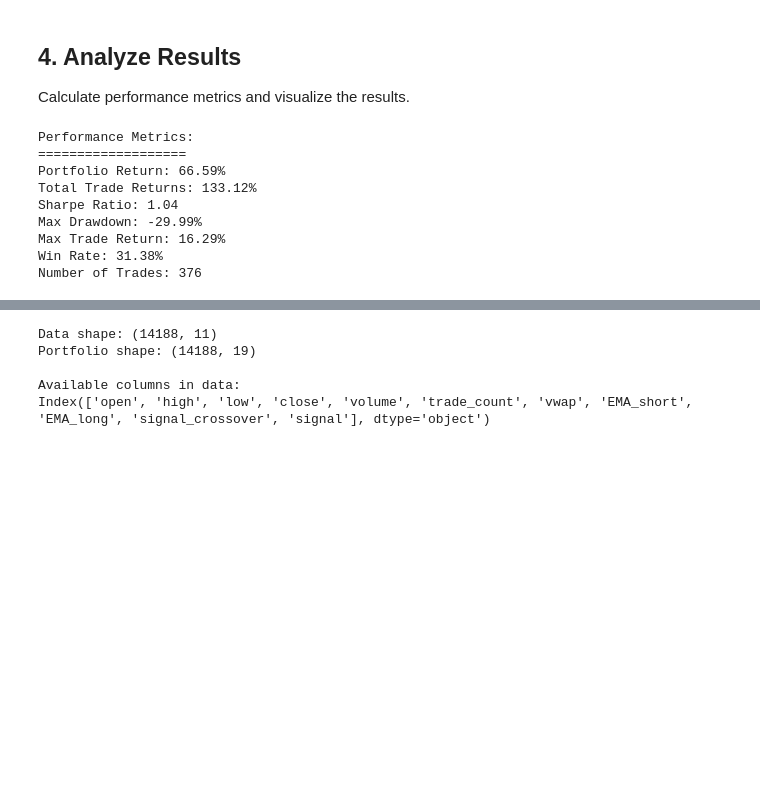
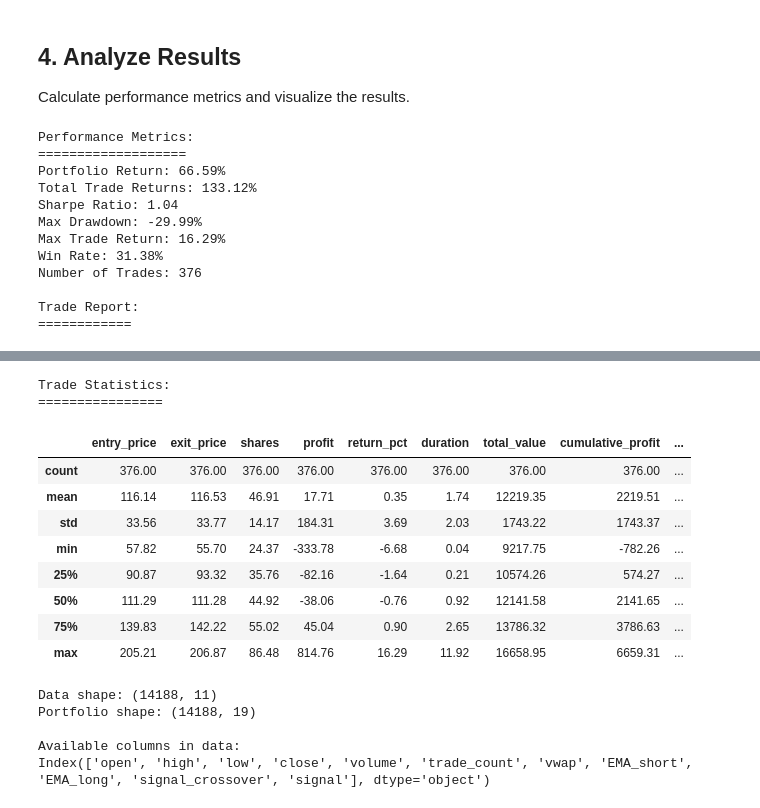
Before and after one commit to Yush89/ema_backtest, a Jupyter notebook: ema_backtest.ipynb, the cells around one changed output, grey strips where cells are left out. Drawn from its saved outputs; the diff is of its cells as text; code cells hidden in the pictures; blank space fills up the shorter version.

Commit message:
Fix trade report

```diff
--- a/ema_backtest.ipynb
+++ b/ema_backtest.ipynb
@@ -35,6 +35,7 @@ from src.performance_analyzer import PerformanceAnalyzer
 pd.set_option('display.max_rows', 100)
 pd.set_option('display.max_columns', 20)
 pd.set_option('display.width', 1000)
+pd.set_option('display.float_format', lambda x: '%.2f' % x)  # Format all floats to 2 decimal places
 
 # Load environment variables
 load_dotenv()
@@ -162,20 +163,25 @@ analyzer = PerformanceAnalyzer(portfolio, trades, data)
 # Calculate metrics
 metrics = analyzer.analyze_trades()
 
-# Print results#
+# Print results
 print("\nPerformance Metrics:")
 print("===================")
 for metric, value in metrics.items():
     if isinstance(value, float):
-        print(f"{metric}: {value:.2%}")
+        print(f"{metric}: {value:.2f}%")
     else:
         print(f"{metric}: {value}")
 
 # Generate and display trade report
-#trade_report = analyzer.generate_trade_report()
-#print("\nTrade Statistics:")
-#print("================")
-#display(trade_report.describe())
+trade_report = analyzer.generate_trade_report()
+print("\nTrade Report:")
+print("============")
+display(trade_report.head().round(2))  # Ensure display shows rounded numbers
+
+print("\nTrade Statistics:")
+print("================")
+stats = trade_report.describe()
+display(stats.round(2))  # Round statistics as well
 # %% [output]
 Performance Metrics:
 ===================
@@ -186,3 +192,6 @@ Max Drawdown: -29.99%
 Max Trade Return: 16.29%
 Win Rate: 31.38%
 Number of Trades: 376
+
+Trade Report:
+============
@@ -189,3 +205,14 @@ Number of Trades: 376
+Trade Statistics:
+================
+|  | entry_price | exit_price | shares | profit | return_pct | duration | total_value | cumulative_profit | ... |
+| count | 376.00 | 376.00 | 376.00 | 376.00 | 376.00 | 376.00 | 376.00 | 376.00 | ... |
+| mean | 116.14 | 116.53 | 46.91 | 17.71 | 0.35 | 1.74 | 12219.35 | 2219.51 | ... |
+| std | 33.56 | 33.77 | 14.17 | 184.31 | 3.69 | 2.03 | 1743.22 | 1743.37 | ... |
+| min | 57.82 | 55.70 | 24.37 | -333.78 | -6.68 | 0.04 | 9217.75 | -782.26 | ... |
+| 25% | 90.87 | 93.32 | 35.76 | -82.16 | -1.64 | 0.21 | 10574.26 | 574.27 | ... |
+| 50% | 111.29 | 111.28 | 44.92 | -38.06 | -0.76 | 0.92 | 12141.58 | 2141.65 | ... |
+| 75% | 139.83 | 142.22 | 55.02 | 45.04 | 0.90 | 2.65 | 13786.32 | 3786.63 | ... |
+| max | 205.21 | 206.87 | 86.48 | 814.76 | 16.29 | 11.92 | 16658.95 | 6659.31 | ... |
 # %%
 # Verify data before plotting
 print("Data shape:", data.shape if 'data' in locals() else "Not available")
```
Also changed, not shown: parts of 4 cells of this notebook, 1 other file.
